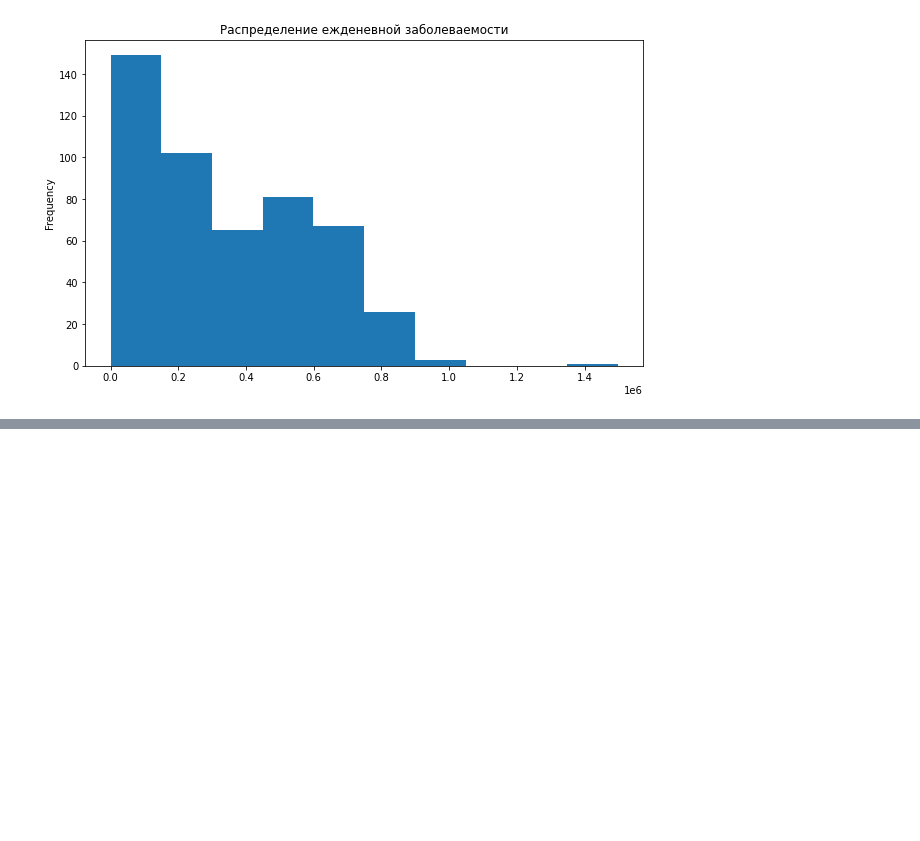
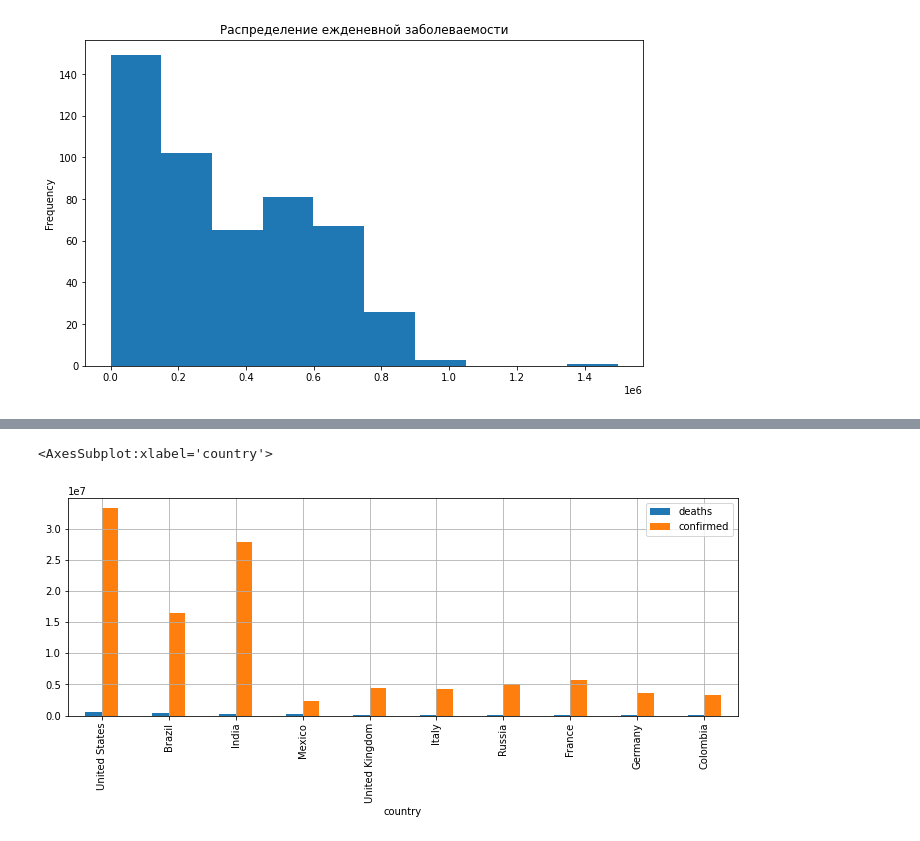
Before and after one commit to Karayushii/py13-master, a Jupyter notebook: main.ipynb, the cells around one changed output, grey strips where cells are left out. Cells and saved outputs as stored; diff of their text form; code cells hidden in the pictures; blank space fills up the shorter version.

```diff
--- a/main.ipynb
+++ b/main.ipynb
@@ -159,0 +183,11 @@ grouped_cases.plot(
+# %%
+grouped_country = covid_df.groupby(['country'])[['deaths','confirmed']].last()
+grouped_country = grouped_country.nlargest(10,'deaths')
+grouped_country.plot(
+    kind = 'bar',
+    grid = True,
+    figsize = (12,4)
+)
+# %% [output]
+<AxesSubplot:xlabel='country'>
+[figure, added]
```
Also changed, not shown: parts of 11 cells of this notebook.
